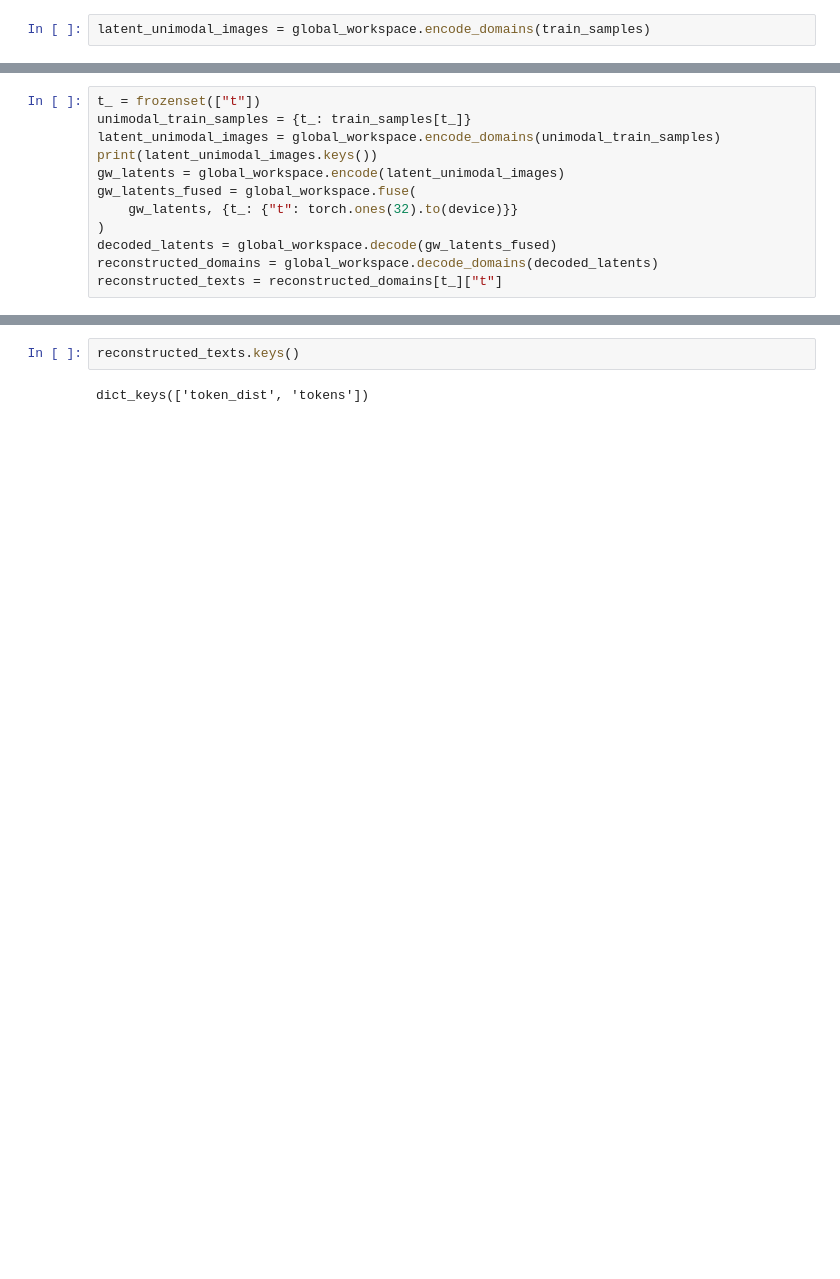
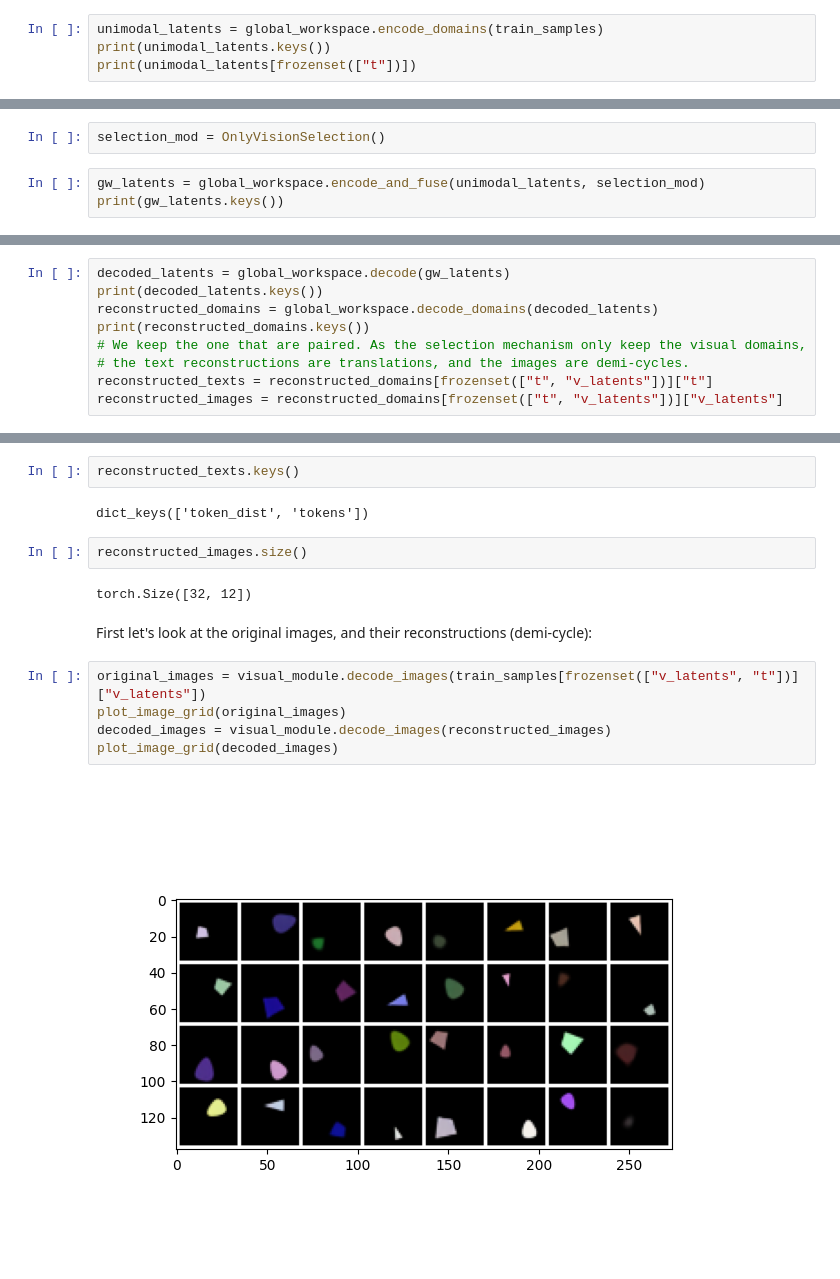
Before and after one commit to ruflab/shimmer-tutorials, a Jupyter notebook: simple-shapes-dataset-inference.ipynb, the cells around one changed output, grey strips where cells are left out. Drawn from its saved outputs; the diff is of its cells as text; blank space fills up the shorter version.

```diff
--- a/simple-shapes-dataset-inference.ipynb
+++ b/simple-shapes-dataset-inference.ipynb
@@ -258,2 +486,4 @@ plot_image_grid(decoded_images)
 # %%
-latent_unimodal_images = global_workspace.encode_domains(train_samples)
+unimodal_latents = global_workspace.encode_domains(train_samples)
+print(unimodal_latents.keys())
+print(unimodal_latents[frozenset(["t"])])
@@ -260,13 +526,6 @@ latent_unimodal_images = global_workspace.encode_domains(train_samples)
+# %%
+selection_mod = OnlyVisionSelection()
 # %%
-t_ = frozenset(["t"])
-unimodal_train_samples = {t_: train_samples[t_]}
-latent_unimodal_images = global_workspace.encode_domains(unimodal_train_samples)
-print(latent_unimodal_images.keys())
-gw_latents = global_workspace.encode(latent_unimodal_images)
-gw_latents_fused = global_workspace.fuse(
-    gw_latents, {t_: {"t": torch.ones(32).to(device)}}
-)
-decoded_latents = global_workspace.decode(gw_latents_fused)
-reconstructed_domains = global_workspace.decode_domains(decoded_latents)
-reconstructed_texts = reconstructed_domains[t_]["t"]
+gw_latents = global_workspace.encode_and_fuse(unimodal_latents, selection_mod)
+print(gw_latents.keys())
 # %% [output]
@@ -273,0 +535,9 @@ dict_keys([frozenset({'t'})])
+# %%
+decoded_latents = global_workspace.decode(gw_latents)
+print(decoded_latents.keys())
+reconstructed_domains = global_workspace.decode_domains(decoded_latents)
+print(reconstructed_domains.keys())
+# We keep the one that are paired. As the selection mechanism only keep the visual domains,
+# the text reconstructions are translations, and the images are demi-cycles.
+reconstructed_texts = reconstructed_domains[frozenset(["t", "v_latents"])]["t"]
+reconstructed_images = reconstructed_domains[frozenset(["t", "v_latents"])]["v_latents"]
@@ -275,3 +548,16 @@ dict_keys([frozenset({'t'})])
 reconstructed_texts.keys()
 # %% [output]
 dict_keys(['token_dist', 'tokens'])
+# %%
+reconstructed_images.size()
+# %% [output]
+torch.Size([32, 12])
+# %% [markdown]
+First let's look at the original images, and their reconstructions (demi-cycle):
+# %%
+original_images = visual_module.decode_images(train_samples[frozenset(["v_latents", "t"])]["v_latents"])
+plot_image_grid(original_images)
+decoded_images = visual_module.decode_images(reconstructed_images)
+plot_image_grid(decoded_images)
+# %% [output]
+[figure, added]
```
Also changed, not shown: parts of 77 cells of this notebook, 3 other files.
